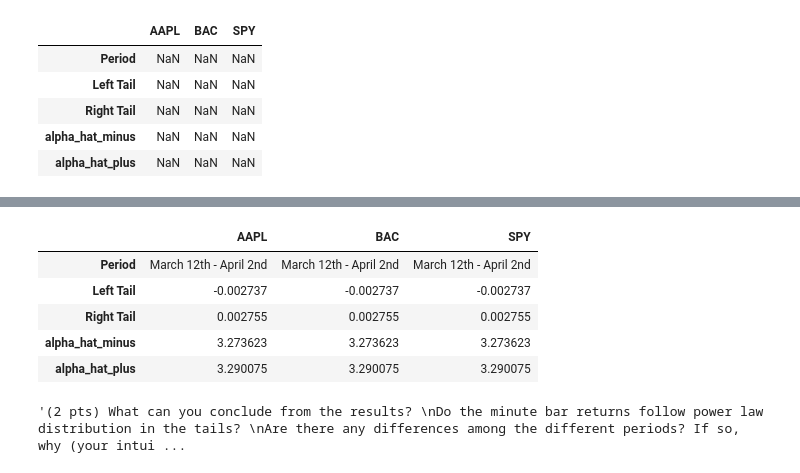
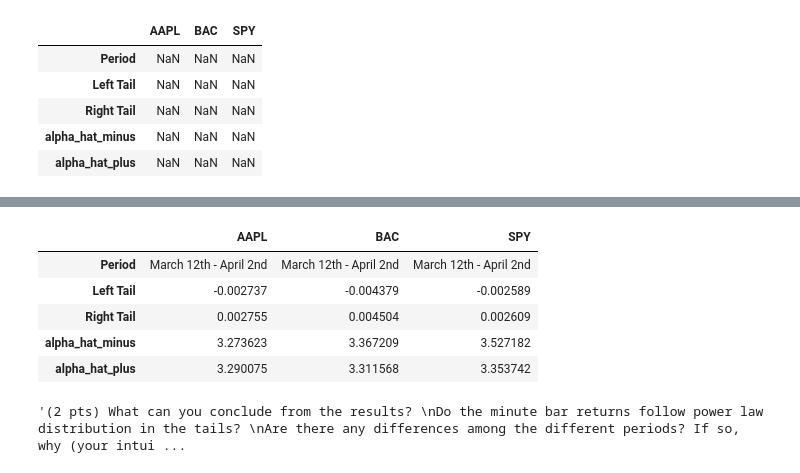
Before and after one commit to HeathersCodes/MF821, a Jupyter notebook: mf821hw2.ipynb, the cells around one changed output, grey strips where cells are left out. Saved outputs shown, nothing was run; the diff lists cells and outputs as text; code cells hidden in the pictures.

```diff
--- a/mf821hw2.ipynb
+++ b/mf821hw2.ipynb
@@ -273,9 +273,9 @@ def returns(symbols, return_list):
     return df
 # %%
 def create_table(period: str, symbols: list, returns, df=results_df):
-    for el in symbols:
-        value = estimate_power_law_parameters(returns[f'{el}'])
-        df[f'{el}'] = [0, value[0][0], value[0][1], value[1][0], value[1][1]]
+    for i in range(len(symbols)):
+        value = estimate_power_law_parameters(returns[i])
+        df.iloc[:,i] = [0, value[0][0], value[0][1], value[1][0], value[1][1]]
     df.loc['Period'] = period
     return df
 # %%
@@ -313,13 +313,13 @@ create_table('March 24th – April 17th (the COVID rebound)', ['AAPL', 'BAC', 'S
 # %%
-df_returns2 = returns(['AAPL', 'BAC', 'SPY'], [retAAPL_selected,retBAC_selected,retSPY_selected])
-create_table('March 12th - April 2nd', ['AAPL', 'BAC', 'SPY'], df_returns2)
+#df_returns2 = returns(['AAPL', 'BAC', 'SPY'], [retAAPL_selected,retBAC_selected,retSPY_selected])
+create_table('March 12th - April 2nd', ['AAPL', 'BAC', 'SPY'], [retAAPL_selected,retBAC_selected,retSPY_selected])
 # %% [output]
 |  | AAPL | BAC | SPY |
 | Period | March 12th - April 2nd | March 12th - April 2nd | March 12th - April 2nd |
-| Left Tail | -0.002737 | -0.002737 | -0.002737 |
-| Right Tail | 0.002755 | 0.002755 | 0.002755 |
-| alpha_hat_minus | 3.273623 | 3.273623 | 3.273623 |
-| alpha_hat_plus | 3.290075 | 3.290075 | 3.290075 |
+| Left Tail | -0.002737 | -0.004379 | -0.002589 |
+| Right Tail | 0.002755 | 0.004504 | 0.002609 |
+| alpha_hat_minus | 3.273623 | 3.367209 | 3.527182 |
+| alpha_hat_plus | 3.290075 | 3.311568 | 3.353742 |
 # %%
 #Question 4
 '''(2 pts) What can you conclude from the results?
```
Also changed, not shown: parts of 6 cells of this notebook.
